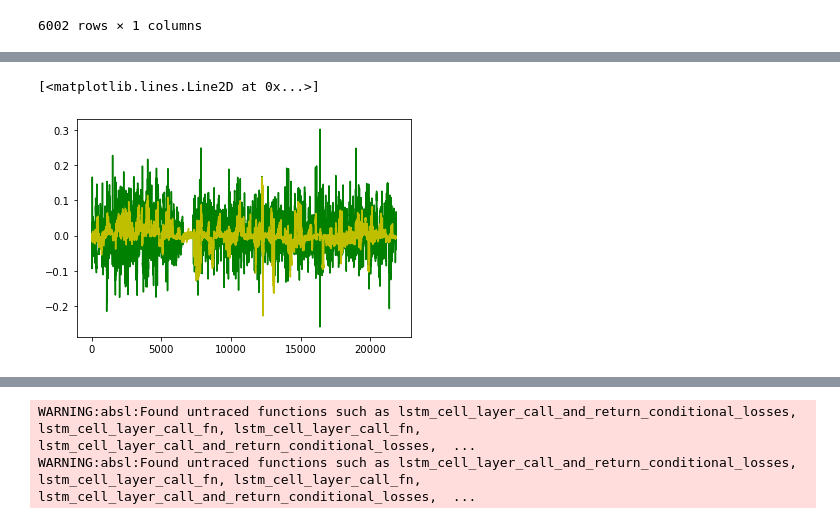
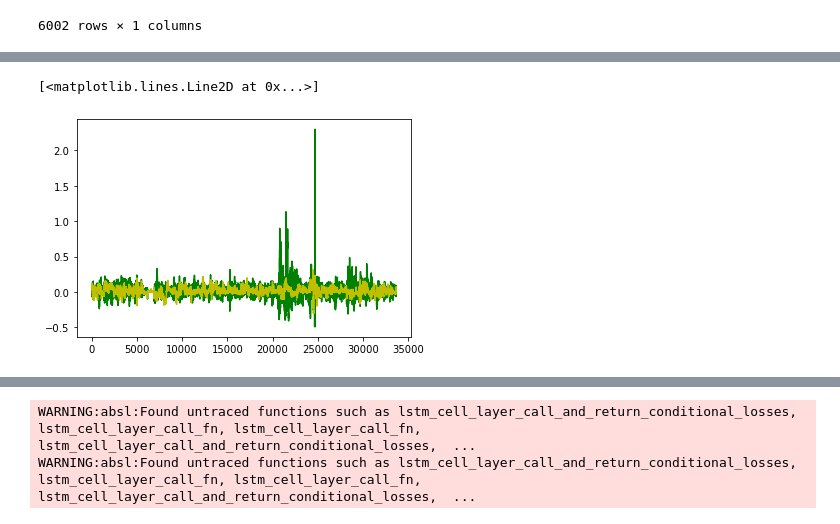
Before and after one commit to tekniktomten/LSTM-for-predicting-returns, a Jupyter notebook: LSTM.ipynb, the cells around one changed output, grey strips where cells are left out. Drawn from its saved outputs; the diff is of its cells as text; code cells hidden in the pictures.

Commit message:
Great results

```diff
--- a/LSTM.ipynb
+++ b/LSTM.ipynb
@@ -141,0 +108,4 @@ COMPUSTAT[COMPUSTAT["TICKER"]=="MMM"]
+# %%
+tickers.remove("WX")
+#tickers.remove("T")
+tickers
@@ -361,8 +349,8 @@ for stock in stocks:
     data = stock.to_numpy()
     X = []
     Y = []
-    input_period = 100
-    output_period = 21
+    input_period = 253
+    output_period = 63
     for i in range(input_period, data.shape[0]-output_period+1):
         X.append(data[(i-input_period):i, 1:])
         #Y.append(data[i:(i+output_period), :1]) # we predict Adj close (return) next period
@@ -431,21 +419,28 @@ trainX.shape
+# %%
+import keras.backend as K
+def scaled_mse(y_true,y_pred):
+    loss = K.square(y_pred - y_true)
+    scaled_loss = loss*1.5
+    zero = tf.zeros_like(y_pred)
+    y_true_sign = tf.greater_equal(y_true, zero)
+    y_pred_sign = tf.greater_equal(y_pred, zero)
+    correct_loss = K.switch(tf.not_equal(y_true_sign, y_pred_sign), scaled_loss, loss)
+    return K.mean(correct_loss)
 # %%
 time_steps = trainX.shape[1]
 features = trainX.shape[2]
 pred_steps = output_period
 pred_feat = 1
 
+#lstm_model = models.load_model("WEIGHTS")
+
 lstm_model = Sequential()
 
-lstm_model.add(LSTM(50, return_sequences=False, input_shape=(time_steps, features)))
+lstm_model.add(LSTM(100, return_sequences=False, input_shape=(time_steps, features)))
 lstm_model.add(Dense(pred_steps*pred_feat))
 lstm_model.add(Reshape([pred_steps, pred_feat]))
 
-lstm_model.compile(loss="mse", optimizer="adam", metrics=["mse"]) # mae vs mse?
+lstm_model.compile(loss=scaled_mse, optimizer="adam", metrics=["mse"]) # mae vs mse?
 
-history = lstm_model.fit(trainX, trainY, epochs=25, validation_data=(valX, valY))
-
-plt.plot(history.history['loss'], label='train')
-plt.plot(history.history['val_loss'], label='val')
-plt.legend()
-plt.show()
+history = lstm_model.fit(trainX, trainY, epochs=50, validation_data=(valX, valY))
 # %% [output]
@@ -507,7 +510,7 @@ plt.plot(c)
 # %%
-forecast_period = 15
-plt.plot(valY[:, forecast_period, 0], c="g")
-plt.plot(pred_val[:, forecast_period, 0], c="y")
+forecast_period = 21
+plt.plot(valY[:, forecast_period-1, 0], c="g")
+plt.plot(pred_val[:, forecast_period-1, 0], c="y")
 # %% [output]
 [<matplotlib.lines.Line2D at 0x...>]
-[figure, old version]
+[figure, new version]
```
Also changed, not shown: parts of 34 cells of this notebook, 3 other files.
